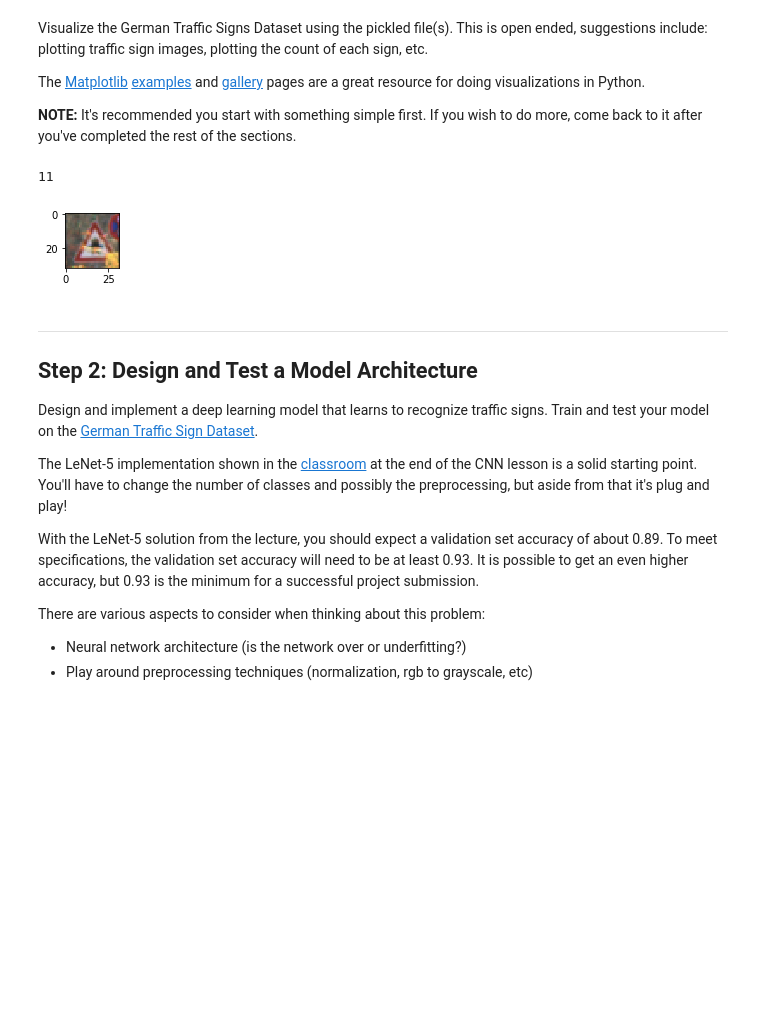
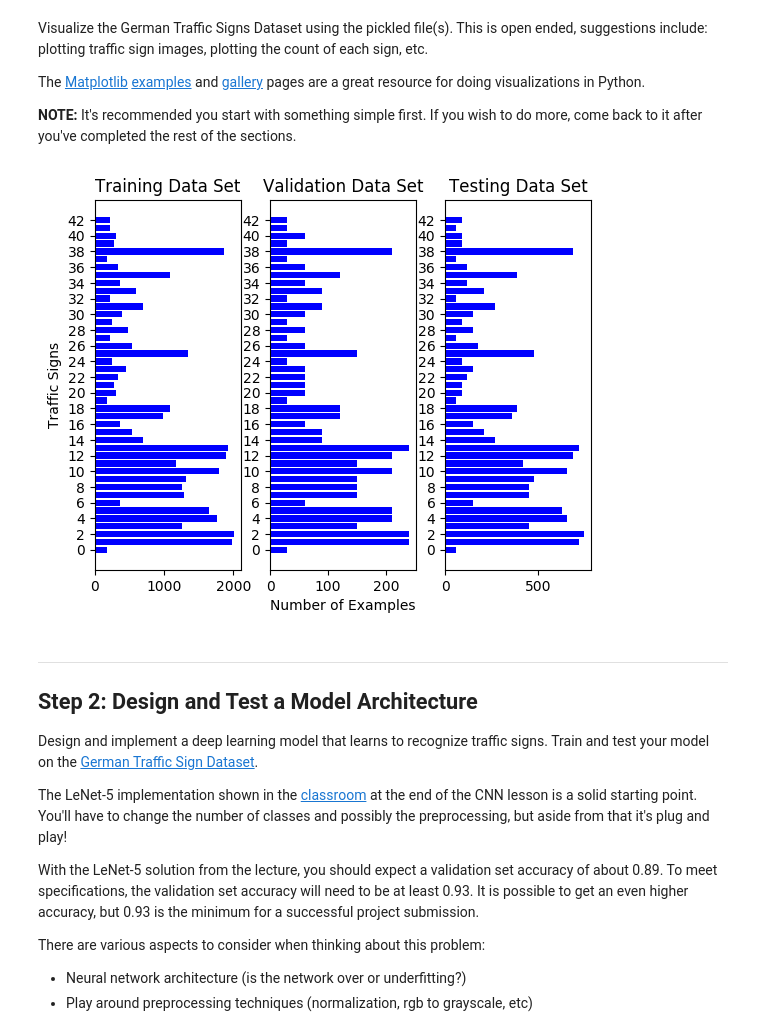
Before and after one commit to isharaka/CarND-Traffic-Sign-Classifier-Project, a Jupyter notebook: Traffic_Sign_Classifier.ipynb, the cells around one changed output. Saved outputs shown, nothing was run; the diff lists cells and outputs as text; code cells hidden in the pictures; blank space fills up the shorter version.

```diff
--- a/Traffic_Sign_Classifier.ipynb
+++ b/Traffic_Sign_Classifier.ipynb
@@ -88,24 +91,55 @@ Visualize the German Traffic Signs Dataset using the pickled file(s). This is op
 The [Matplotlib](http://matplotlib.org/) [examples](http://matplotlib.org/examples/index.html) and [gallery](http://matplotlib.org/gallery.html) pages are a great resource for doing visualizations in Python.
 
 **NOTE:** It's recommended you start with something simple first. If you wish to do more, come back to it after you've completed the rest of the sections.
-# %%
-### Data exploration visualization code goes here.
-### Feel free to use as many code cells as needed.
-import matplotlib.pyplot as plt
-# Visualizations will be shown in the notebook.
-%matplotlib inline
-
-import random
-
-index = random.randint(0, len(X_train))
-image = X_train[index].squeeze()
-
-plt.figure(figsize=(1,1))
-plt.imshow(image)
-print(y_train[index])
-# %% [output]
-11
-[figure, removed]
+# %%
+### Data exploration visualization code goes here.
+### Feel free to use as many code cells as needed.
+import matplotlib.pyplot as plt
+import matplotlib.image as mpimg
+
+# Visualizations will be shown in the notebook.
+%matplotlib inline
+
+plt.rcdefaults()
+
+fig, axes = plt.subplots(nrows=1, ncols=3)
+
+test_data_bin_count = np.bincount(y_train)
+test_data_bin_count_nz = np.nonzero(test_data_bin_count)[0]
+
+y_pos = np.arange(len(test_data_bin_count_nz))
+x_pos = test_data_bin_count[test_data_bin_count_nz]
+
+axes[0].barh(y_pos, x_pos, align='center', color='blue')
+axes[0].set_yticks([y_index for y_index in range(0,len(y_pos),2)], )
+axes[0].set_ylabel('Traffic Signs')
+axes[0].set_title('Training Data Set')
+
+test_data_bin_count = np.bincount(y_valid)
+test_data_bin_count_nz = np.nonzero(test_data_bin_count)[0]
+
+y_pos = np.arange(len(test_data_bin_count_nz))
+x_pos = test_data_bin_count[test_data_bin_count_nz]
+
+axes[1].barh(y_pos, x_pos, align='center', color='blue')
+axes[1].set_yticks([y_index for y_index in range(0,len(y_pos),2)], )
+axes[1].set_xlabel('Number of Examples')
+axes[1].set_title('Validation Data Set')
+
+test_data_bin_count = np.bincount(y_test)
+test_data_bin_count_nz = np.nonzero(test_data_bin_count)[0]
+
+y_pos = np.arange(len(test_data_bin_count_nz))
+x_pos = test_data_bin_count[test_data_bin_count_nz]
+
+axes[2].barh(y_pos, x_pos, align='center', color='blue')
+axes[2].set_yticks([y_index for y_index in range(0,len(y_pos),2)], )
+axes[2].set_title('Testing Data Set')
+
+plt.show()
+fig.savefig('images/data_visualization.jpg')
+# %% [output]
+[figure, added]
 # %% [markdown]
 ----
 
```
Also changed, not shown: parts of 13 cells of this notebook.
